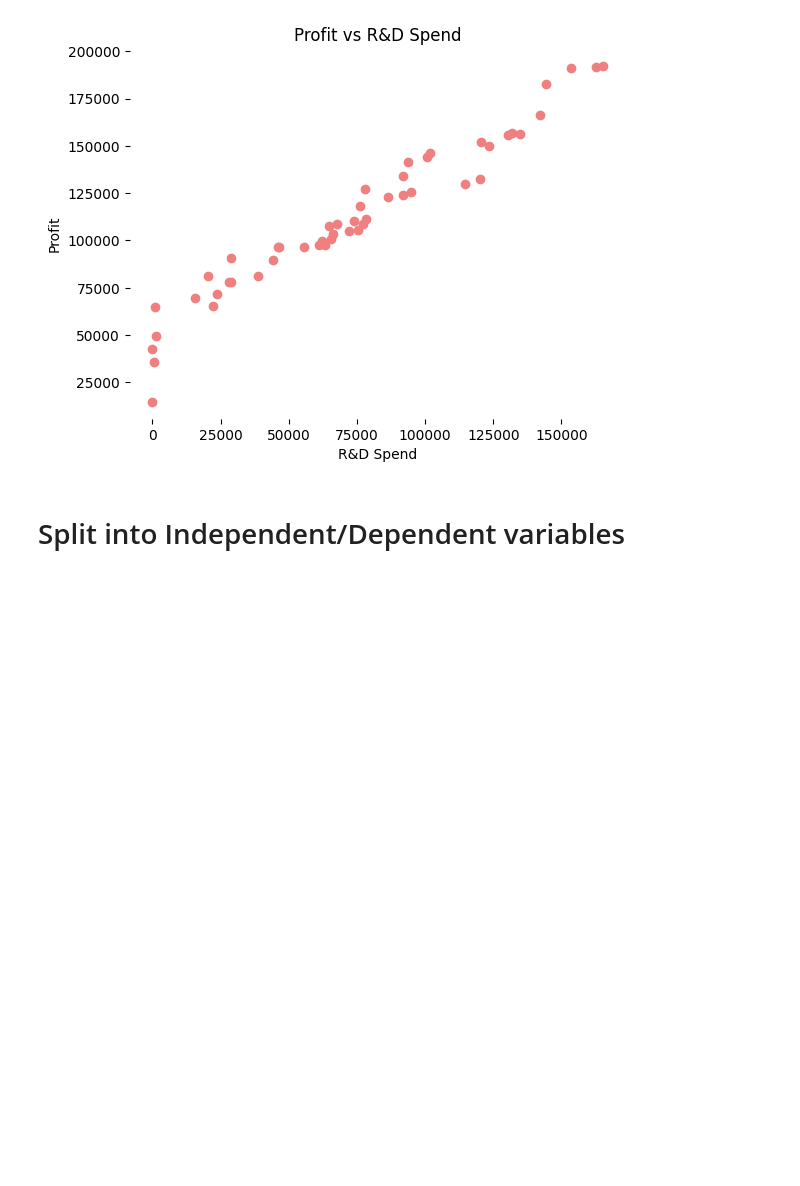
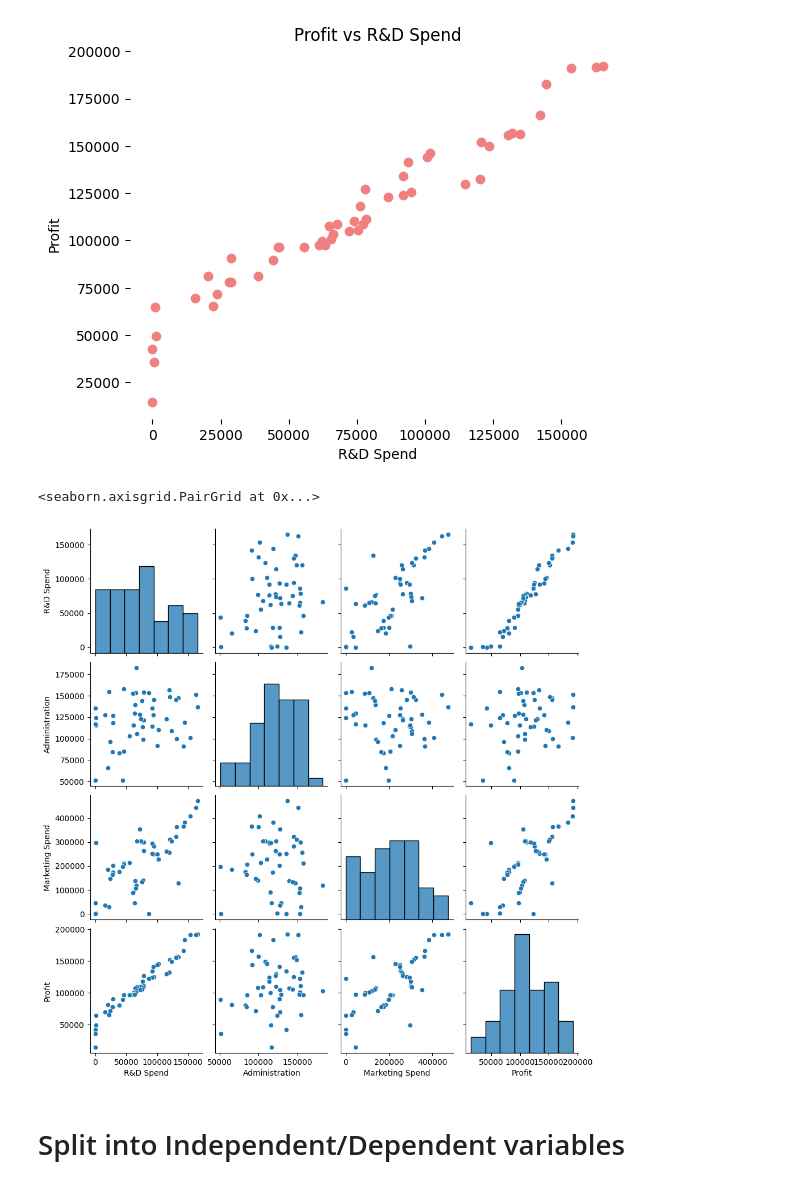
Before and after one commit to RadenBimo/COFI_Portofolio, a Jupyter notebook: Modeling/notebook/Multiple_Linear_Regression.ipynb, the cells around one changed output. Drawn from its saved outputs; the diff is of its cells as text; code cells hidden in the pictures; blank space fills up the shorter version.

```diff
--- a/Modeling/notebook/Multiple_Linear_Regression.ipynb
+++ b/Modeling/notebook/Multiple_Linear_Regression.ipynb
@@ -95,6 +87,11 @@ plt.box(False)
 plt.show()
 # %% [output]
 [figure]
+# %%
+sns.pairplot(df_start)
+# %% [output]
+<seaborn.axisgrid.PairGrid at 0x...>
+[figure, added]
 # %% [markdown]
 # Split into Independent/Dependent variables
 # %%
```
Also changed, not shown: parts of 1 cell of this notebook, 2 other files.
